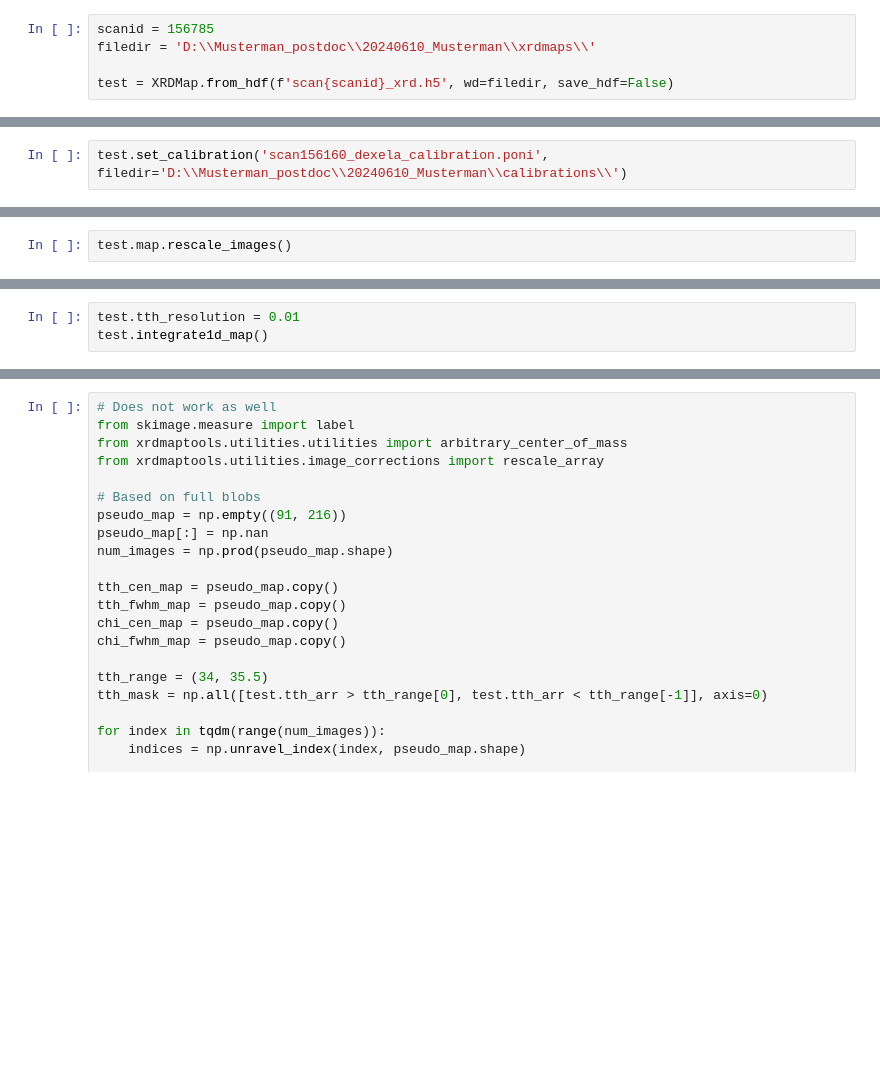
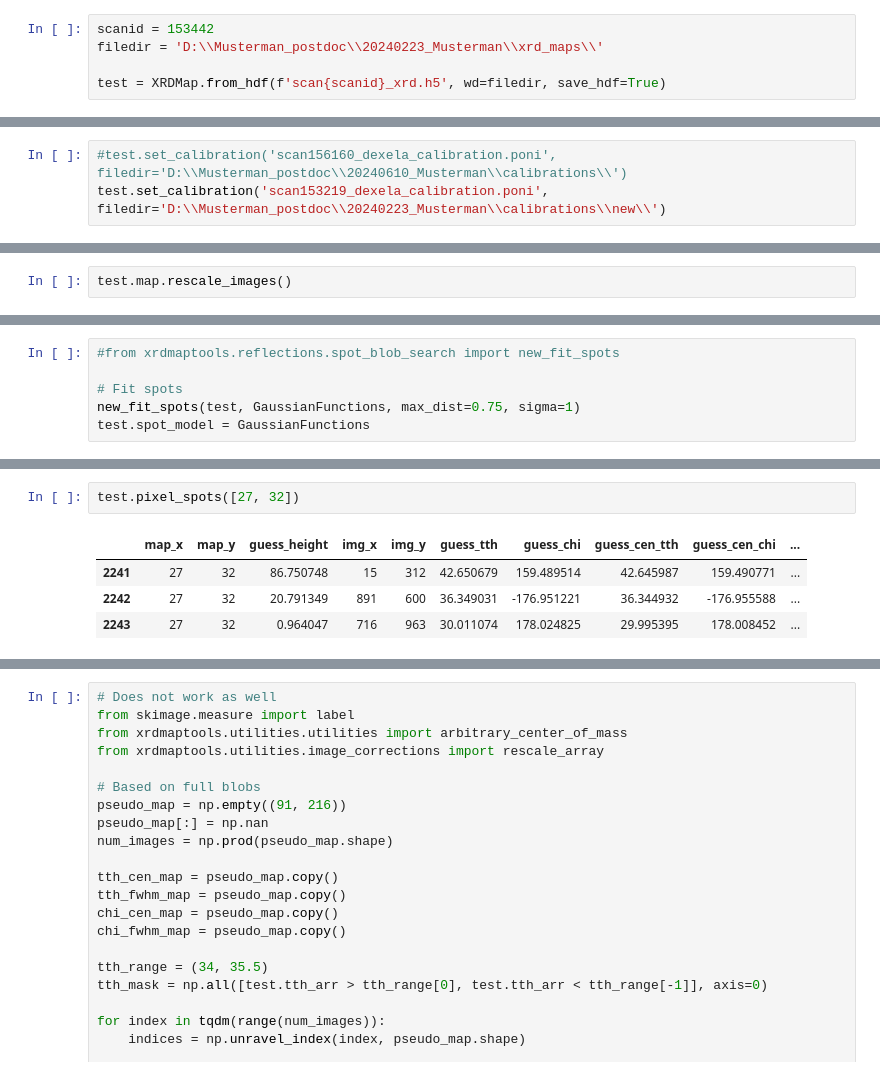
Before and after one commit to emusterman/xrdmaptools, a Jupyter notebook: testing_notebooks/XRDMap_class.ipynb, the cells around one changed output, grey strips where cells are left out. Cells and saved outputs as stored; diff of their text form; blank space fills up the shorter version.

```diff
--- a/testing_notebooks/XRDMap_class.ipynb
+++ b/testing_notebooks/XRDMap_class.ipynb
@@ -18,9 +18,9 @@ reload(xrdmaptools);
 # %% [output]
 Connecting to databrokers...failed.
 # %%
-scanid = 156785
-filedir = 'D:\\Musterman_postdoc\\20240610_Musterman\\xrdmaps\\'
+scanid = 153442
+filedir = 'D:\\Musterman_postdoc\\20240223_Musterman\\xrd_maps\\'
 
-test = XRDMap.from_hdf(f'scan{scanid}_xrd.h5', wd=filedir, save_hdf=False)
+test = XRDMap.from_hdf(f'scan{scanid}_xrd.h5', wd=filedir, save_hdf=True)
 # %% [output]
 Loading data from hdf file...
@@ -32,4 +36,5 @@ XRD Map loaded!
 # %%
-test.set_calibration('scan156160_dexela_calibration.poni', filedir='D:\\Musterman_postdoc\\20240610_Musterman\\calibrations\\')
+#test.set_calibration('scan156160_dexela_calibration.poni', filedir='D:\\Musterman_postdoc\\20240610_Musterman\\calibrations\\')
+test.set_calibration('scan153219_dexela_calibration.poni', filedir='D:\\Musterman_postdoc\\20240223_Musterman\\calibrations\\new\\')
 # %% [output]
 Setting detector calibration...
@@ -153,3 +73,0 @@ plot_reconstruction(test, indices=[9, 7])
-# %%
-test.tth_resolution = 0.01
-test.integrate1d_map()
@@ -316,0 +220,6 @@ array([[36., 37., 38., 39., 40., 41., 41., 42., 42., 43., 43., 43., 44.,
+# %%
+#from xrdmaptools.reflections.spot_blob_search import new_fit_spots
+
+# Fit spots
+new_fit_spots(test, GaussianFunctions, max_dist=0.75, sigma=1)
+test.spot_model = GaussianFunctions
@@ -316,0 +317,7 @@ array([[36., 37., 38., 39., 40., 41., 41., 42., 42., 43., 43., 43., 44.,
+# %%
+test.pixel_spots([27, 32])
+# %% [output]
+|  | map_x | map_y | guess_height | img_x | img_y | guess_tth | guess_chi | guess_cen_tth | guess_cen_chi | ... |
+| 2241 | 27 | 32 | 86.750748 | 15 | 312 | 42.650679 | 159.489514 | 42.645987 | 159.490771 | ... |
+| 2242 | 27 | 32 | 20.791349 | 891 | 600 | 36.349031 | -176.951221 | 36.344932 | -176.955588 | ... |
+| 2243 | 27 | 32 | 0.964047 | 716 | 963 | 30.011074 | 178.024825 | 29.995395 | 178.008452 | ... |
```
Also changed, not shown: parts of 47 cells of this notebook, 12 other files.
